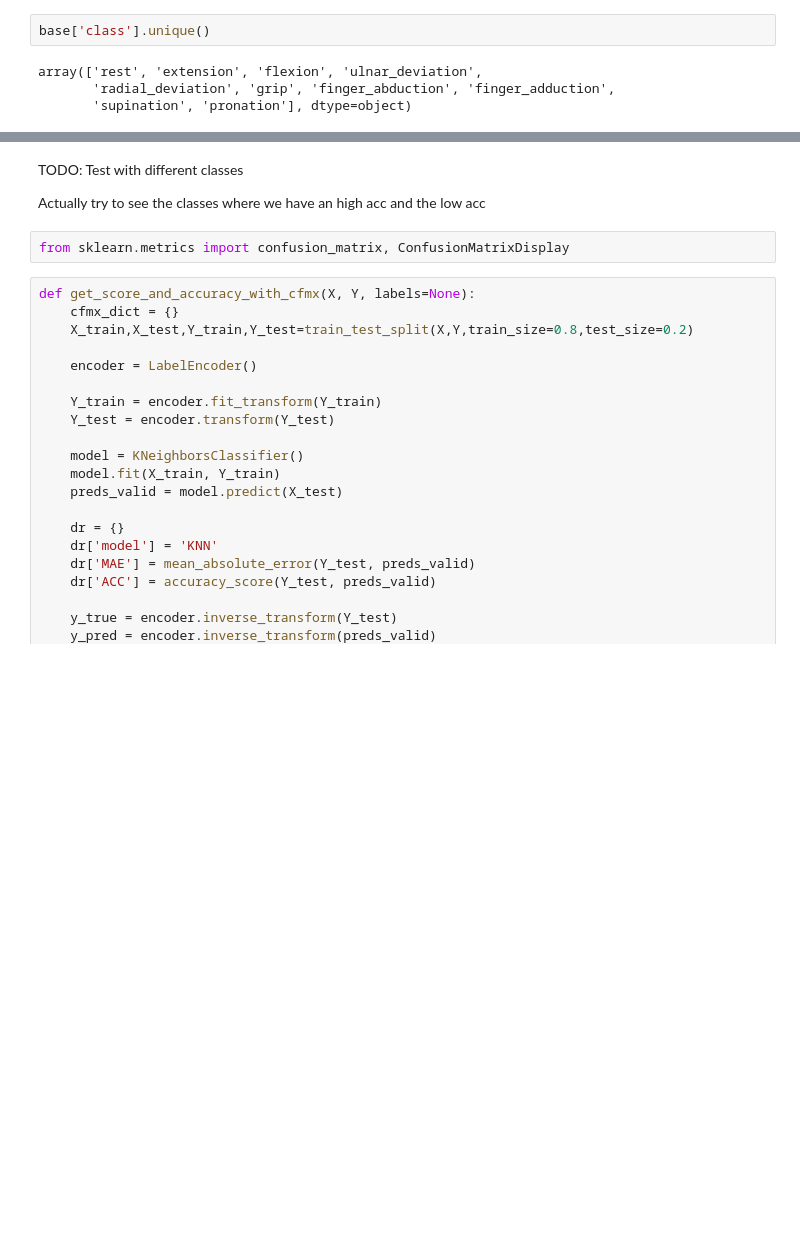
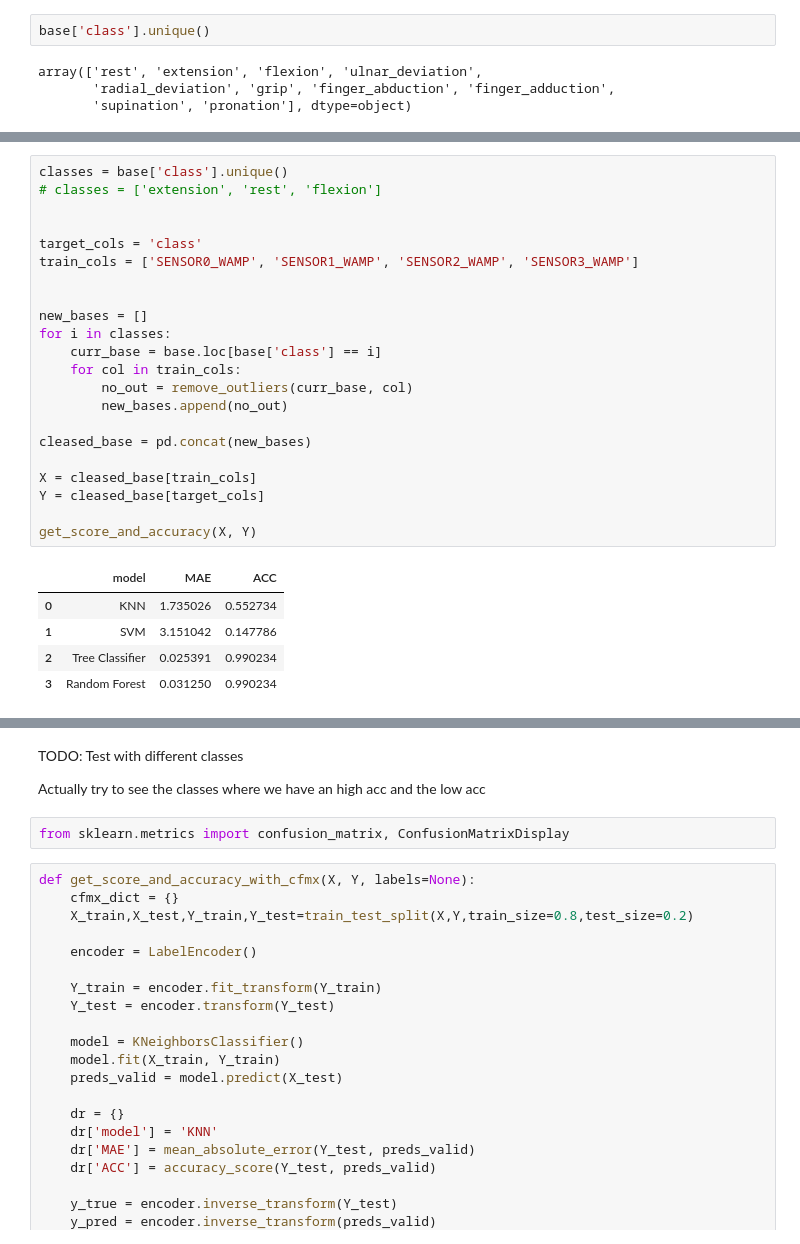
Before and after one commit to Beloin/TCC-HandMovementClassifier, a Jupyter notebook: classifier_test05.ipynb, the cells around one changed output, grey strips where cells are left out. Saved outputs shown, nothing was run; the diff lists cells and outputs as text; blank space fills up the shorter version.

```diff
--- a/classifier_test05.ipynb
+++ b/classifier_test05.ipynb
@@ -349,3 +349,31 @@ get_score_and_accuracy(X, Y)
+# %%
+classes = base['class'].unique()
+# classes = ['extension', 'rest', 'flexion']
+
+
+target_cols = 'class'
+train_cols = ['SENSOR0_WAMP', 'SENSOR1_WAMP', 'SENSOR2_WAMP', 'SENSOR3_WAMP']
+
+
+new_bases = []
+for i in classes:
+    curr_base = base.loc[base['class'] == i]
+    for col in train_cols:
+        no_out = remove_outliers(curr_base, col)
+        new_bases.append(no_out)
+
+cleased_base = pd.concat(new_bases)
+
+X = cleased_base[train_cols]
+Y = cleased_base[target_cols]
+
+get_score_and_accuracy(X, Y)
+# %% [output]
+|  | model | MAE | ACC |
+| 0 | KNN | 1.735026 | 0.552734 |
+| 1 | SVM | 3.151042 | 0.147786 |
+| 2 | Tree Classifier | 0.025391 | 0.990234 |
+| 3 | Random Forest | 0.031250 | 0.990234 |
 # %%
 sensor_0 = 'SENSOR0_APPEN'
 
```
Also changed, not shown: parts of 28 cells of this notebook.
